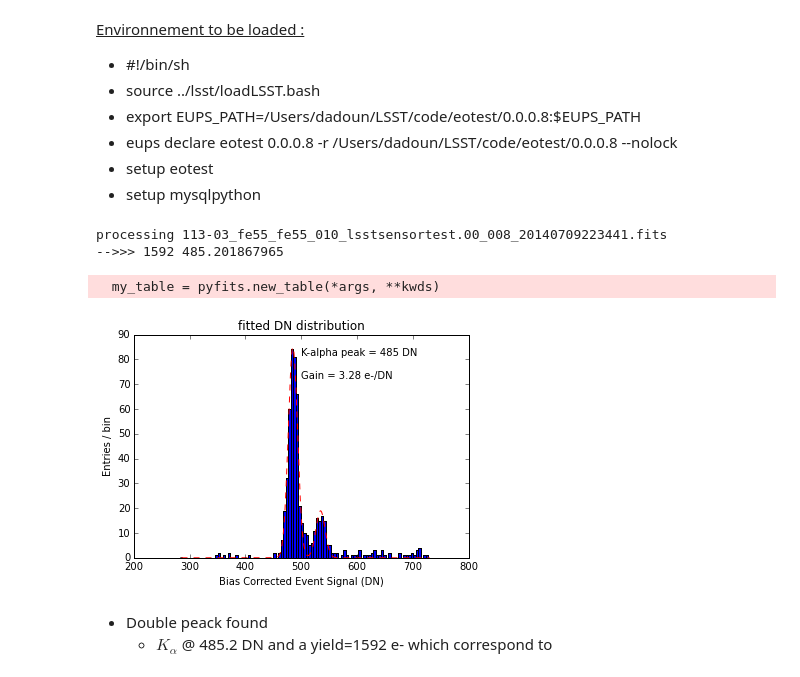
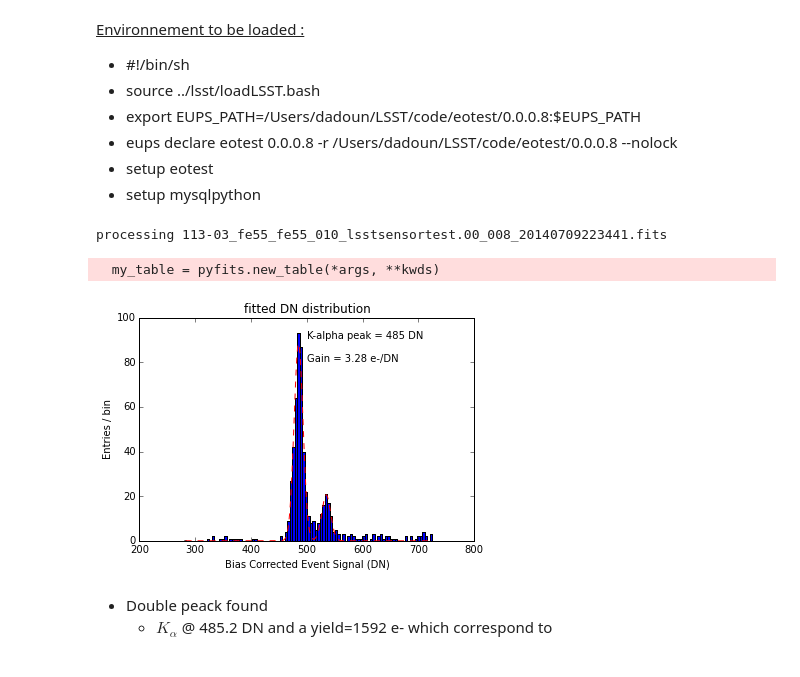
Before and after one commit to odadoun/Ipython-Notebook, a Jupyter notebook: Slides/slides_fe55_dadoun_May2015.ipynb, the cells around one changed output. Drawn from its saved outputs; the diff is of its cells as text; code cells hidden in the pictures.

```diff
--- a/Slides/slides_fe55_dadoun_May2015.ipynb
+++ b/Slides/slides_fe55_dadoun_May2015.ipynb
@@ -91,48 +113,35 @@ fitter = sensorTest.PsfGaussFit(nsig=2)
 #
 for item in files:
     print "processing", os.path.basename(item)
     #
     # MaskedCCD is the principal data structure for the eotest package.
     # Masks can be specified by a non-empty tuple of mask_files.
     #
     ccd = sensorTest.MaskedCCD(item, mask_files=())
     for amp in amps:
         #print "  amp:", amp
         ds9.mtv(ccd[amp])    # display this image segment.
         fitter.process_image(ccd, amp)
     ds9.incrDefaultFrame()
 fitter.write_results('psf_results.fits')
 #
 # Perform direct fit of DN distribution to determine the system gain
 #
 for amp in amps:
     results = pyfits.open('psf_results.fits')
     chiprob = np.array(results[amp].data.field('CHIPROB'), dtype=np.float)
     dn = np.array(results[amp].data.field('DN'), dtype=np.float)
     #
     # apply a chi-square probability threshold
     #
-
-    index = np.where(chiprob > 0.)
-    #Dad modification
-    flags = afwMath.MEDIAN | afwMath.STDEVCLIP
-    stats = afwMath.makeStatistics(dn[index],flags)
-    median = stats.getValue(afwMath.MEDIAN)
-    stdev = stats.getValue(afwMath.STDEVCLIP)
-    hist_nsig=10
-    xmin = median - hist_nsig*stdev
-    xmax = median*1785./1620. + hist_nsig*stdev
-    xrange = xmin, xmax
-
-    gain = sensorTest.fe55_gain_fitter(dn[index], make_plot=True,xrange=xrange,
+    gain = sensorTest.fe55_gain_fitter(dn, make_plot=True,
                                        title='fitted DN distribution',ylog=False)
     #print "gain for amplifier %i: %s" % (amp, gain)
     pylab.savefig('example_dn_distribution.png')
 # %% [output]
 processing 113-03_fe55_fe55_010_lsstsensortest.00_008_20140709223441.fits
--->>> 1592 485.201867965
   my_table = pyfits.new_table(*args, **kwds)
-[figure, old version]
+[figure, new version]
 # %% [markdown]
 * Double peack found
     * $K_{\alpha}$  @ 485.2 DN and a yield=1592 e-  which correspond to
```
Also changed, not shown: parts of 16 cells of this notebook.
